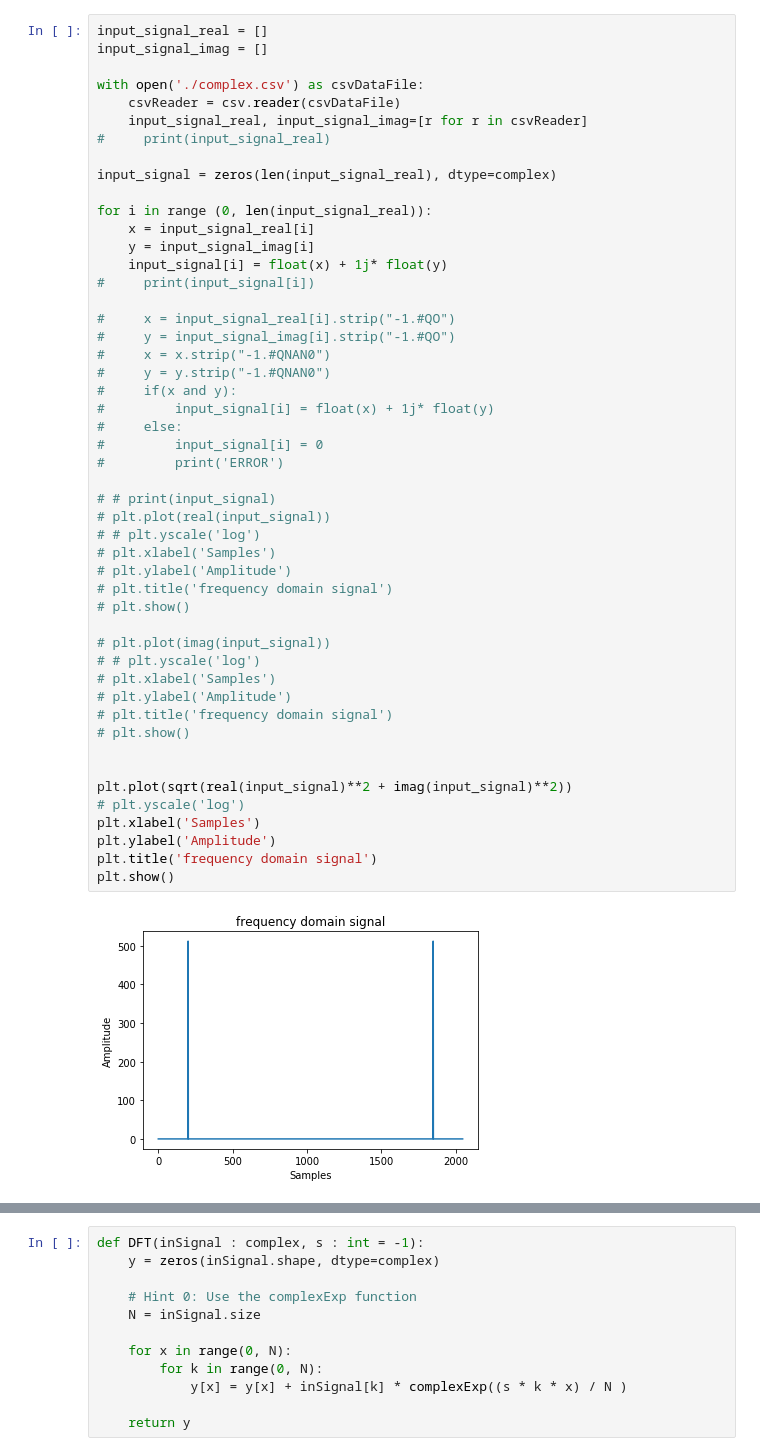
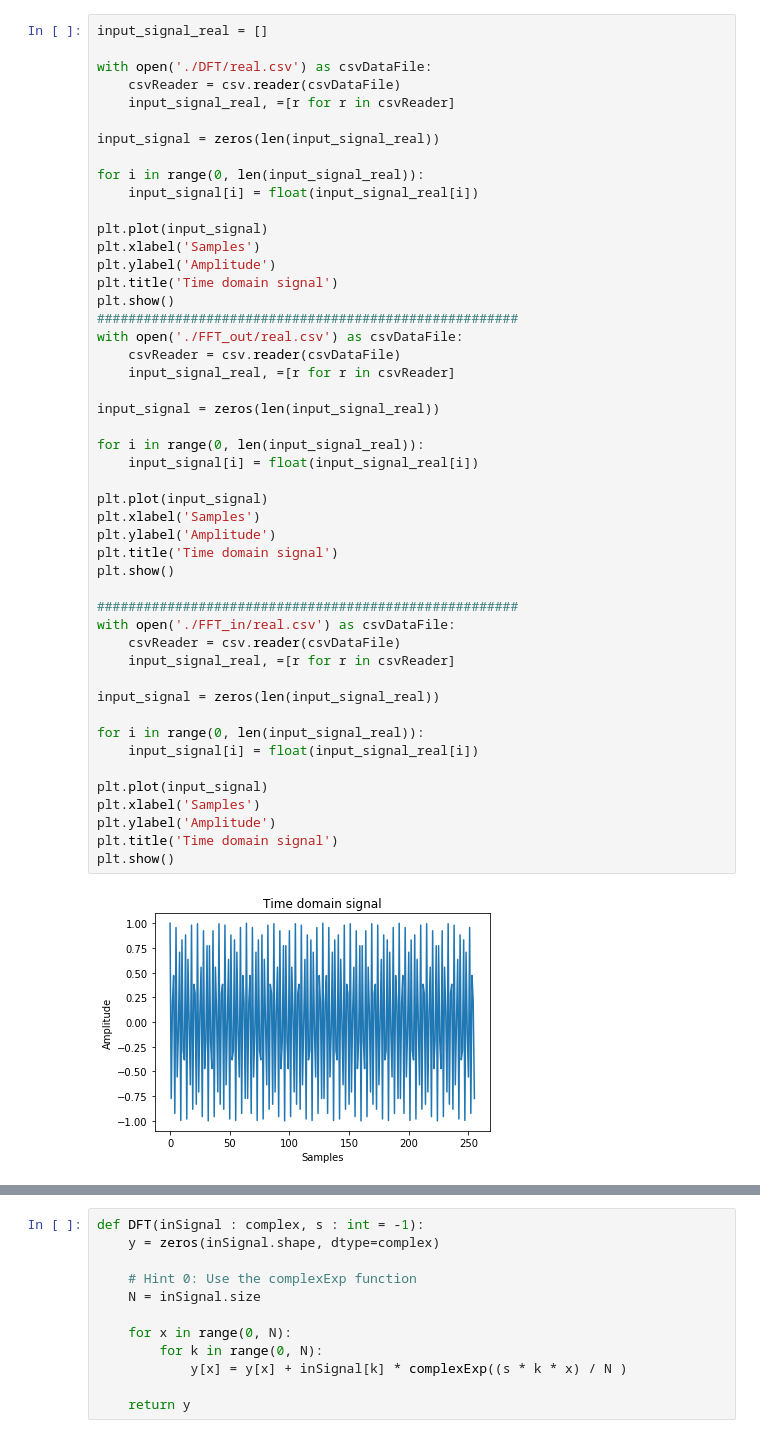
Before and after one commit to meiiqi/algorithm_optimization_fourier_transforms, a Jupyter notebook: plotting.ipynb, the cells around one changed output, grey strips where cells are left out. Saved outputs shown, nothing was run; the diff lists cells and outputs as text.

Commit message:
cleaned up and added csv files, ran for bigger samples

```diff
--- a/plotting.ipynb
+++ b/plotting.ipynb
@@ -43,51 +15,50 @@ plt.show()
 # %%
 input_signal_real = []
-input_signal_imag = []
 
-with open('./complex.csv') as csvDataFile:
+with open('./DFT/real.csv') as csvDataFile:
     csvReader = csv.reader(csvDataFile)
-    input_signal_real, input_signal_imag=[r for r in csvReader]
-#     print(input_signal_real)
+    input_signal_real, =[r for r in csvReader]
 
-input_signal = zeros(len(input_signal_real), dtype=complex)
+input_signal = zeros(len(input_signal_real))
 
-for i in range (0, len(input_signal_real)):
-    x = input_signal_real[i]
-    y = input_signal_imag[i]
-    input_signal[i] = float(x) + 1j* float(y)
-#     print(input_signal[i])
+for i in range(0, len(input_signal_real)):
+    input_signal[i] = float(input_signal_real[i])
 
-#     x = input_signal_real[i].strip("-1.#QO")
-#     y = input_signal_imag[i].strip("-1.#QO")
-#     x = x.strip("-1.#QNAN0")
-#     y = y.strip("-1.#QNAN0")
-#     if(x and y):
-#         input_signal[i] = float(x) + 1j* float(y)
-#     else:
-#         input_signal[i] = 0
-#         print('ERROR')
-
-# # print(input_signal)
-# plt.plot(real(input_signal))
-# # plt.yscale('log')
-# plt.xlabel('Samples')
-# plt.ylabel('Amplitude')
-# plt.title('frequency domain signal')
-# plt.show()
-
-# plt.plot(imag(input_signal))
-# # plt.yscale('log')
-# plt.xlabel('Samples')
-# plt.ylabel('Amplitude')
-# plt.title('frequency domain signal')
-# plt.show()
-
-
-plt.plot(sqrt(real(input_signal)**2 + imag(input_signal)**2))
-# plt.yscale('log')
+plt.plot(input_signal)
 plt.xlabel('Samples')
 plt.ylabel('Amplitude')
-plt.title('frequency domain signal')
+plt.title('Time domain signal')
 plt.show()
+######################################################
+with open('./FFT_out/real.csv') as csvDataFile:
+    csvReader = csv.reader(csvDataFile)
+    input_signal_real, =[r for r in csvReader]
+
+input_signal = zeros(len(input_signal_real))
+
+for i in range(0, len(input_signal_real)):
+    input_signal[i] = float(input_signal_real[i])
+
+plt.plot(input_signal)
+plt.xlabel('Samples')
+plt.ylabel('Amplitude')
+plt.title('Time domain signal')
+plt.show()
+
+######################################################
+with open('./FFT_in/real.csv') as csvDataFile:
+    csvReader = csv.reader(csvDataFile)
+    input_signal_real, =[r for r in csvReader]
+
+input_signal = zeros(len(input_signal_real))
+
+for i in range(0, len(input_signal_real)):
+    input_signal[i] = float(input_signal_real[i])
+
+plt.plot(input_signal)
+plt.xlabel('Samples')
+plt.ylabel('Amplitude')
+plt.title('Time domain signal')
+plt.show()
 # %% [output]
-[figure, old version]
+[figure, new version]
```
Also changed, not shown: parts of 16 cells of this notebook, 14 other files.
